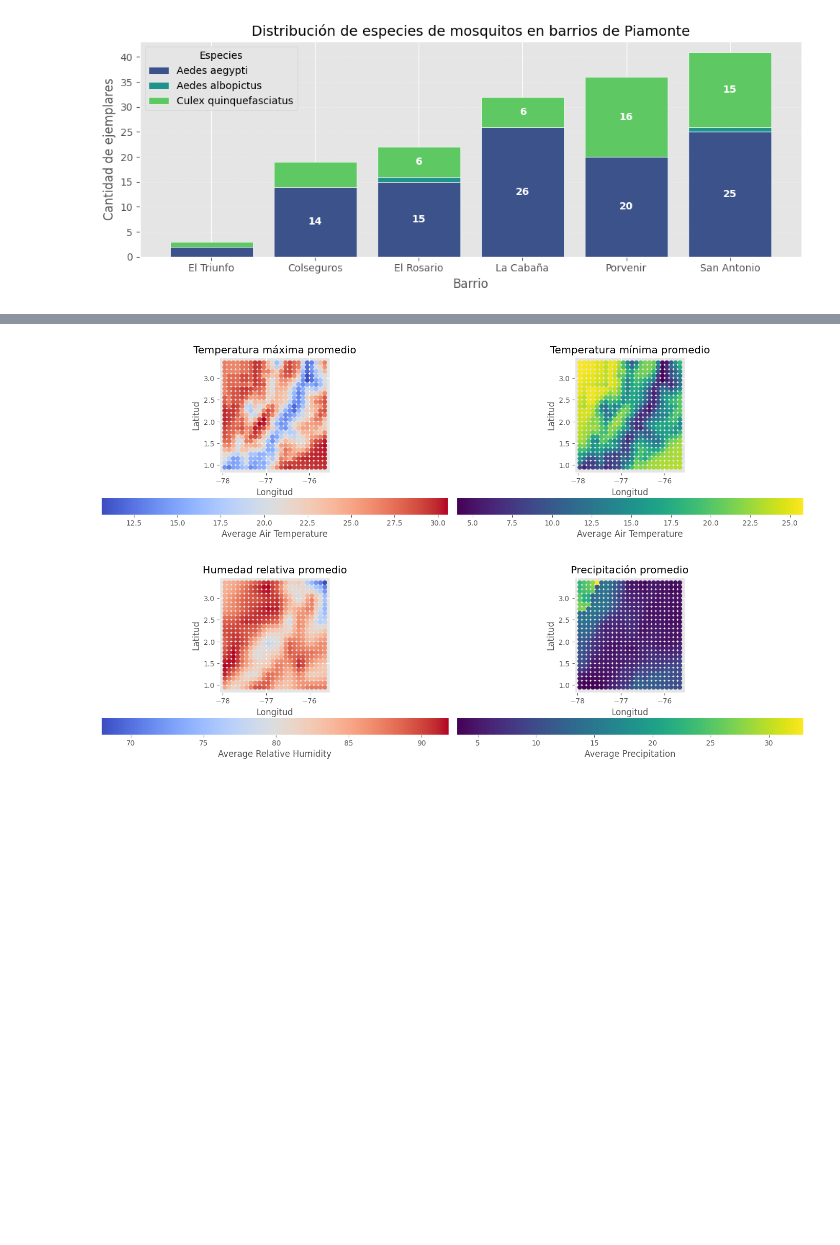
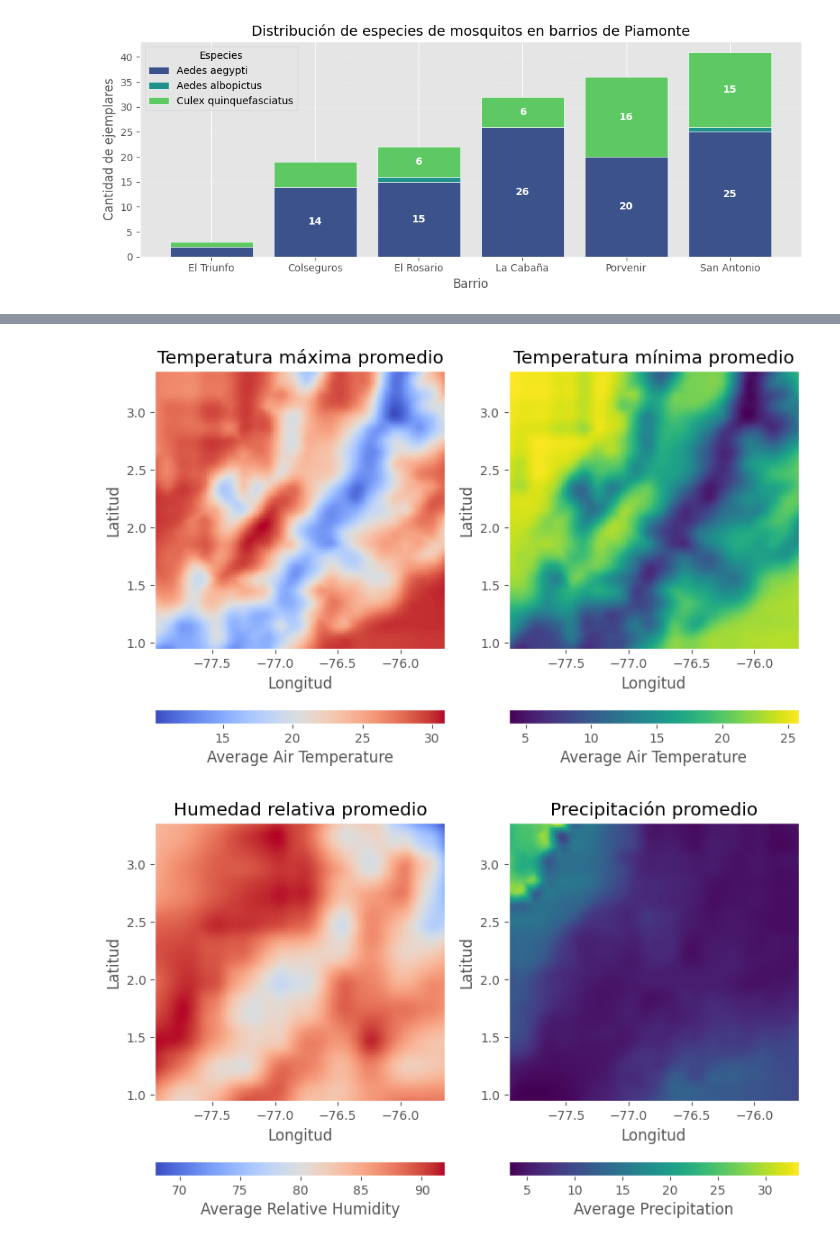
Before and after one commit to Zaprovic/bootcamp-data-analysis, a Jupyter notebook: src/dengue.ipynb, the cells around one changed output, grey strips where cells are left out. Drawn from its saved outputs; the diff is of its cells as text; code cells hidden in the pictures; blank space fills up the shorter version.

```diff
--- a/src/dengue.ipynb
+++ b/src/dengue.ipynb
@@ -578,29 +589,29 @@ plt.show()
 # %%
 df_humedad_relativa_grouped = group_by_coordinates(df_humedad_relativa, 'relative_humidity')
 df_precipitacion_grouped = group_by_coordinates(df_precipitacion, 'precipitation')
 df_temp_max_grouped = group_by_coordinates(df_temp_max, 'air_temperature')
 df_temp_min_grouped = group_by_coordinates(df_temp_min, 'air_temperature')
 
-plot_geographic_variables(
+plot_geographic_variables_continuous(
     dataframes=[df_temp_max_grouped, df_temp_min_grouped],
     value_columns=['air_temperature', 'air_temperature'],
     titles=['Temperatura máxima promedio', 'Temperatura mínima promedio'],
     cmaps=['coolwarm', 'viridis']
 )
 
 plt.show()
 
-plot_geographic_variables(
+plot_geographic_variables_continuous(
     dataframes=[df_humedad_relativa_grouped, df_precipitacion_grouped],
     value_columns=['relative_humidity', 'precipitation'],
     titles=['Humedad relativa promedio', 'Precipitación promedio'],
     cmaps=['coolwarm', 'viridis']
 )
 
 plt.show()
 # %% [output]
-[figure, old version]
+[figure, new version]
-[figure, old version]
+[figure, new version]
 # %%
 # import geopandas as gpd
 # import matplotlib.pyplot as plt
```
Also changed, not shown: parts of 3 cells of this notebook.
